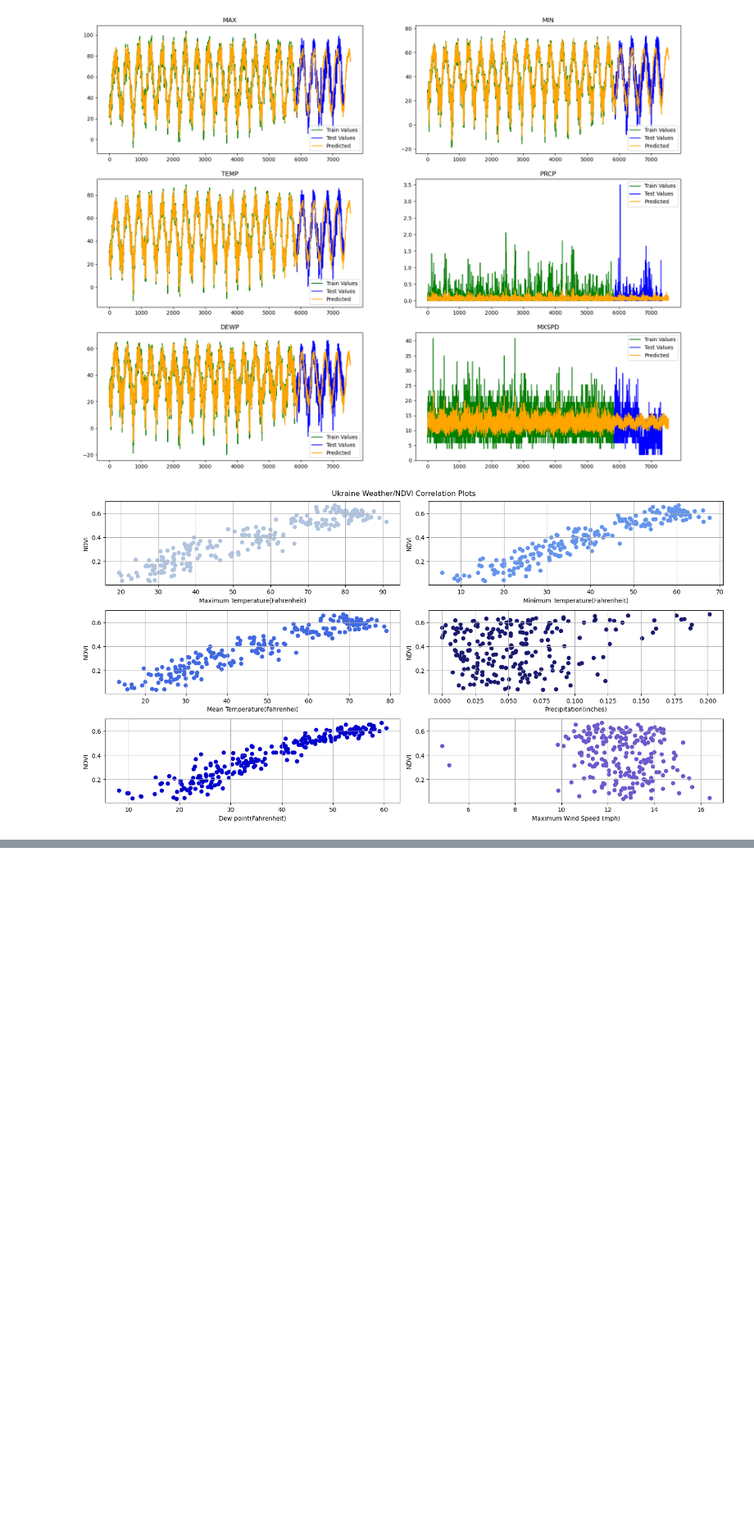
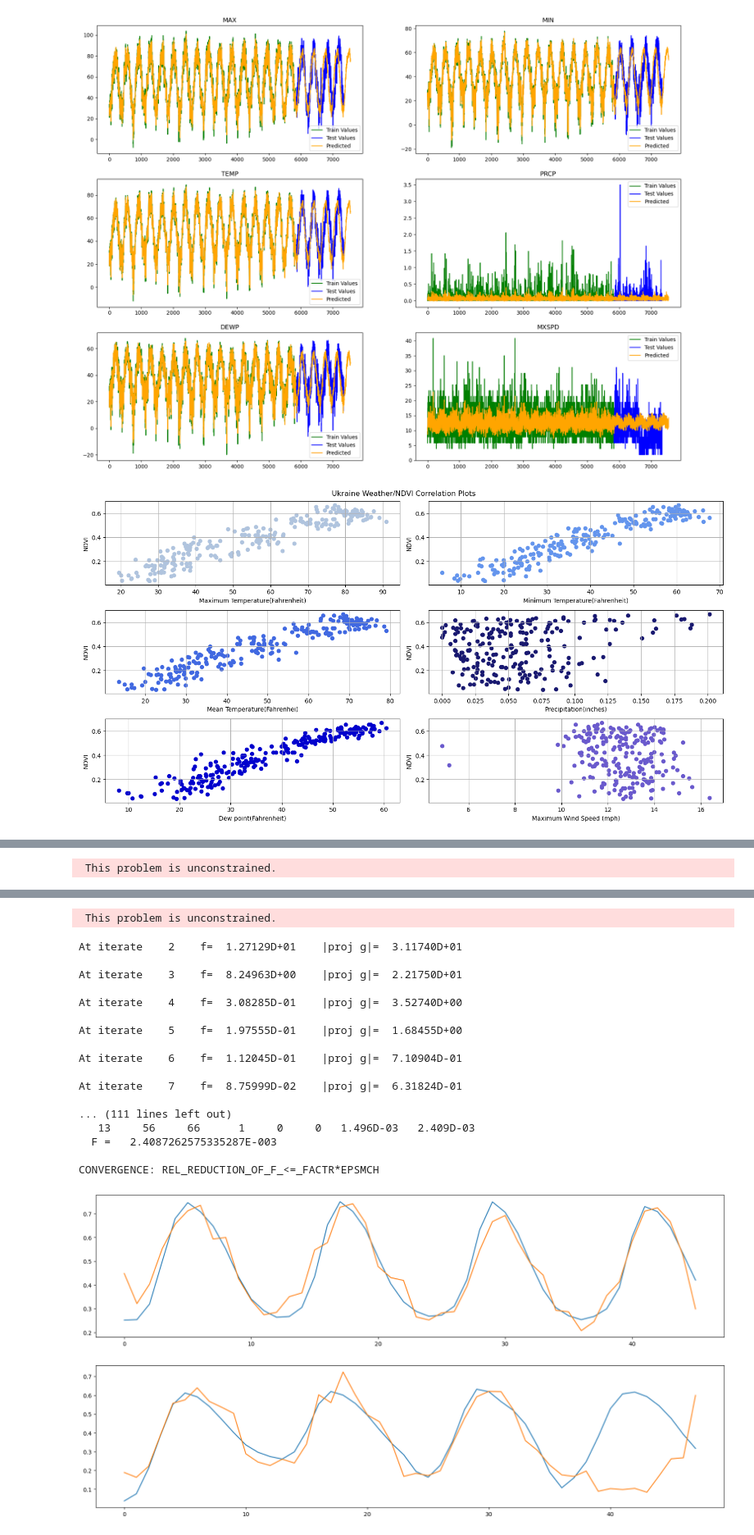
Before and after one commit to oescoba2/Vol3_WinterProject, a Jupyter notebook: final_nb.ipynb, the cells around one changed output, grey strips where cells are left out. Shown at 82% size. Saved outputs shown, nothing was run; the diff lists cells and outputs as text; code cells hidden in the pictures; blank space fills up the shorter version.

```diff
--- a/final_nb.ipynb
+++ b/final_nb.ipynb
@@ -336,13 +337,13 @@ full_feature_names = [
     "Dew point(Fahrenheit)",
     "Maximum Wind Speed (mph)"]
 
-y = green.values
+chad_y = green.values
 chad_weather = weather.values.T
 
 plt.figure(figsize=(15, 10))
 for i in range(len(chad_weather)):
     plt.subplot(4, 2, i+1)
-    plt.scatter(chad_weather[i], y, c=c_arr[i])
+    plt.scatter(chad_weather[i], chad_y, c=c_arr[i])
     plt.xlabel(full_feature_names[i])
     plt.ylabel("NDVI")
     plt.suptitle("Chad Weather/NDVI Correlation Plots")
@@ -404,13 +405,13 @@ full_feature_names = [
     "Dew point(Fahrenheit)",
     "Maximum Wind Speed (mph)"]
 
-y = green.values
+uk_y = green.values
 uk_weather = weather.values.T
 
 plt.figure(figsize=(15, 10))
 for i in range(len(uk_weather)):
     plt.subplot(4, 2, i+1)
-    plt.scatter(uk_weather[i], y, c=c_arr[i])
+    plt.scatter(uk_weather[i], uk_y, c=c_arr[i])
     plt.xlabel(full_feature_names[i])
     plt.ylabel("NDVI")
     plt.suptitle("Ukraine Weather/NDVI Correlation Plots")
@@ -420,3 +421,43 @@ plt.tight_layout()
 plt.show()
 # %% [output]
 [figure]
+# %%
+chad_gm = NonlinearLeastSquaresModel()
+
+chad_split =  int(chad_weather.shape[1] * .8)
+
+chad_weather = np.delete(chad_weather, 61, axis=1)
+train_features = chad_weather[:, :chad_split]
+test_features = chad_weather[:, chad_split:]
+
+print(train_features.shape)
+chad_y = np.delete(chad_y, 61, axis=0)
+chad_gm.fit(train_features, chad_y[:chad_split])
+print(test_features.shape)
+chad_prediction = chad_gm.predict(test_features)
+
+
+uk_split = int(uk_weather.shape[1] * .8)
+uk_gm = NonlinearLeastSquaresModel()
+
+uk_weather = np.where(np.isnan(uk_weather), np.nan_to_num(uk_weather, nan=np.nanmin(uk_weather)), uk_weather)
+
+train_features = uk_weather[:, :uk_split]
+test_features = uk_weather[:, uk_split:]
+
+uk_gm.fit(train_features, uk_y[:uk_split])
+uk_prediction = uk_gm.predict(test_features)
+
+plt.subplots(2, 1, figsize=(20, 10))
+
+plt.subplot(2, 1, 1)
+plt.plot(np.arange(len(chad_prediction)), chad_y[chad_split:])
+plt.plot(np.arange(len(chad_prediction)), chad_prediction)
+
+
+plt.subplot(2, 1, 2)
+plt.plot(np.arange(len(uk_prediction)), uk_y[uk_split:])
+plt.plot(np.arange(len(uk_prediction)), uk_prediction)
+
+plt.show()
+# %% [output]
@@ -422,0 +481 @@ plt.show()
+ This problem is unconstrained.
@@ -422,0 +499,19 @@ plt.show()
+ This problem is unconstrained.
+At iterate    2    f=  1.27129D+01    |proj g|=  3.11740D+01
+
+At iterate    3    f=  8.24963D+00    |proj g|=  2.21750D+01
+
+At iterate    4    f=  3.08285D-01    |proj g|=  3.52740D+00
+
+At iterate    5    f=  1.97555D-01    |proj g|=  1.68455D+00
+
+At iterate    6    f=  1.12045D-01    |proj g|=  7.10904D-01
+
+At iterate    7    f=  8.75999D-02    |proj g|=  6.31824D-01
+
+... (111 lines left out)
+   13     56     66      1     0     0   1.496D-03   2.409D-03
+  F =   2.4087262575335287E-003
+
+CONVERGENCE: REL_REDUCTION_OF_F_<=_FACTR*EPSMCH
+[figure, added]
```
Also changed, not shown: parts of 2 cells of this notebook.
